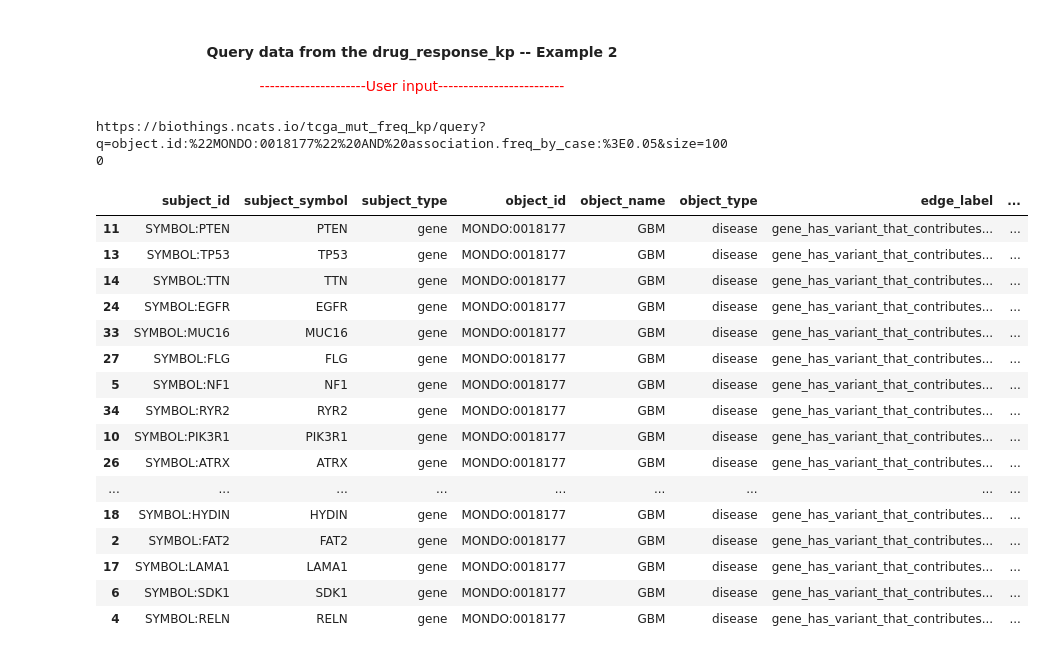
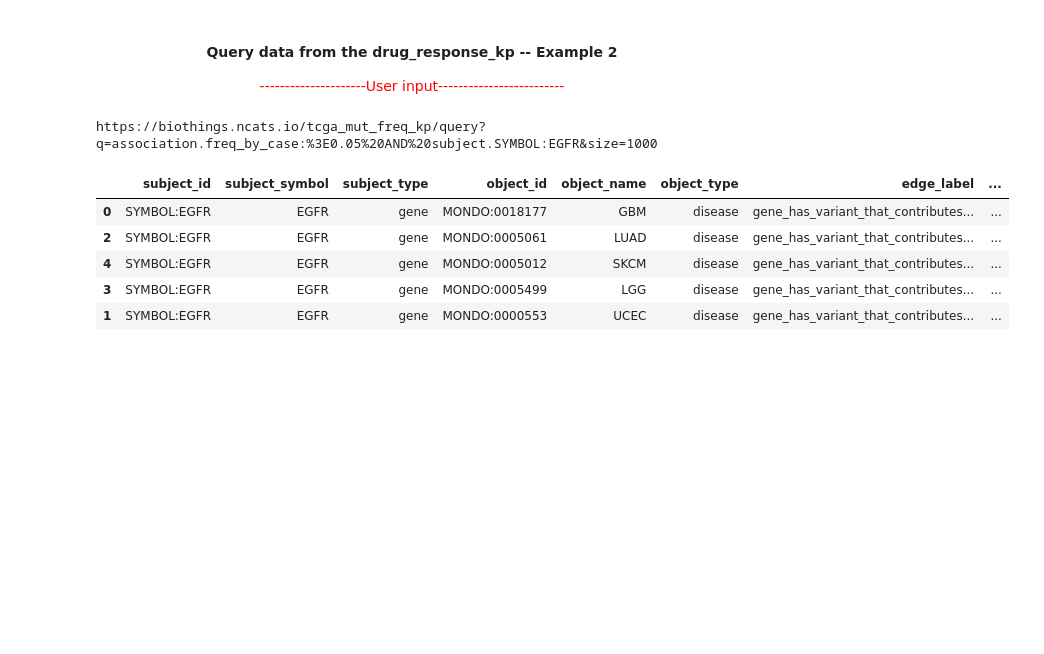
Before and after one commit to gloriachin/BigGIMII_API, a Jupyter notebook: Notebooks/Query_MPKGs_Mut_Freq.ipynb, the cells around one changed output. Cells and saved outputs as stored; diff of their text form; code cells hidden in the pictures; blank space fills up the shorter version.

```diff
--- a/Notebooks/Query_MPKGs_Mut_Freq.ipynb
+++ b/Notebooks/Query_MPKGs_Mut_Freq.ipynb
@@ -139,31 +143,20 @@ https://biothings.ncats.io/tcga_mut_freq_kp/query?q=object.id:%22MONDO:0018177%2
 #### <center>Query data from the drug_response_kp -- Example 2</center>
 <font color=red><center>---------------------User input-------------------------</center></font>
 # %%
-Query2 = {"object.id":"%22MONDO:0018177%22",
+Query2 = {#"object.id":"%22MONDO:0018177%22",
          "association.freq_by_case":"%3E0.05",
          #"association.freq_by_case":"%3E0.1",
-         #"subject.SYMBOL":"EGFR"
+         "subject.SYMBOL":"EGFR"
         }
 # %%
-result = Query_Mut_Freq_KP(Query2)  #Jason format
-result_df = format_result_Mut_Freq(result) #Pandas DataFrame format
+result = BigGim2.Query_Mut_Freq_KP(Query2)  #Jason format
+result_df = BigGim2.format_result_Mut_Freq(result) #Pandas DataFrame format
 result_df.sort_values(by = ['edge_freq_by_case'], ascending = False)
 # %% [output]
-https://biothings.ncats.io/tcga_mut_freq_kp/query?q=object.id:%22MONDO:0018177%22%20AND%20association.freq_by_case:%3E0.05&size=1000
+https://biothings.ncats.io/tcga_mut_freq_kp/query?q=association.freq_by_case:%3E0.05%20AND%20subject.SYMBOL:EGFR&size=1000
 |  | subject_id | subject_symbol | subject_type | object_id | object_name | object_type | edge_label | ... |
-| 11 | SYMBOL:PTEN | PTEN | gene | MONDO:0018177 | GBM | disease | gene_has_variant_that_contributes... | ... |
-| 13 | SYMBOL:TP53 | TP53 | gene | MONDO:0018177 | GBM | disease | gene_has_variant_that_contributes... | ... |
-| 14 | SYMBOL:TTN | TTN | gene | MONDO:0018177 | GBM | disease | gene_has_variant_that_contributes... | ... |
-| 24 | SYMBOL:EGFR | EGFR | gene | MONDO:0018177 | GBM | disease | gene_has_variant_that_contributes... | ... |
-| 33 | SYMBOL:MUC16 | MUC16 | gene | MONDO:0018177 | GBM | disease | gene_has_variant_that_contributes... | ... |
-| 27 | SYMBOL:FLG | FLG | gene | MONDO:0018177 | GBM | disease | gene_has_variant_that_contributes... | ... |
-| 5 | SYMBOL:NF1 | NF1 | gene | MONDO:0018177 | GBM | disease | gene_has_variant_that_contributes... | ... |
-| 34 | SYMBOL:RYR2 | RYR2 | gene | MONDO:0018177 | GBM | disease | gene_has_variant_that_contributes... | ... |
-| 10 | SYMBOL:PIK3R1 | PIK3R1 | gene | MONDO:0018177 | GBM | disease | gene_has_variant_that_contributes... | ... |
-| 26 | SYMBOL:ATRX | ATRX | gene | MONDO:0018177 | GBM | disease | gene_has_variant_that_contributes... | ... |
-| ... | ... | ... | ... | ... | ... | ... | ... | ... |
-| 18 | SYMBOL:HYDIN | HYDIN | gene | MONDO:0018177 | GBM | disease | gene_has_variant_that_contributes... | ... |
-| 2 | SYMBOL:FAT2 | FAT2 | gene | MONDO:0018177 | GBM | disease | gene_has_variant_that_contributes... | ... |
-| 17 | SYMBOL:LAMA1 | LAMA1 | gene | MONDO:0018177 | GBM | disease | gene_has_variant_that_contributes... | ... |
-| 6 | SYMBOL:SDK1 | SDK1 | gene | MONDO:0018177 | GBM | disease | gene_has_variant_that_contributes... | ... |
-| 4 | SYMBOL:RELN | RELN | gene | MONDO:0018177 | GBM | disease | gene_has_variant_that_contributes... | ... |
+| 0 | SYMBOL:EGFR | EGFR | gene | MONDO:0018177 | GBM | disease | gene_has_variant_that_contributes... | ... |
+| 2 | SYMBOL:EGFR | EGFR | gene | MONDO:0005061 | LUAD | disease | gene_has_variant_that_contributes... | ... |
+| 4 | SYMBOL:EGFR | EGFR | gene | MONDO:0005012 | SKCM | disease | gene_has_variant_that_contributes... | ... |
+| 3 | SYMBOL:EGFR | EGFR | gene | MONDO:0005499 | LGG | disease | gene_has_variant_that_contributes... | ... |
+| 1 | SYMBOL:EGFR | EGFR | gene | MONDO:0000553 | UCEC | disease | gene_has_variant_that_contributes... | ... |
```
Also changed, not shown: parts of 3 cells of this notebook, 4 other files.
